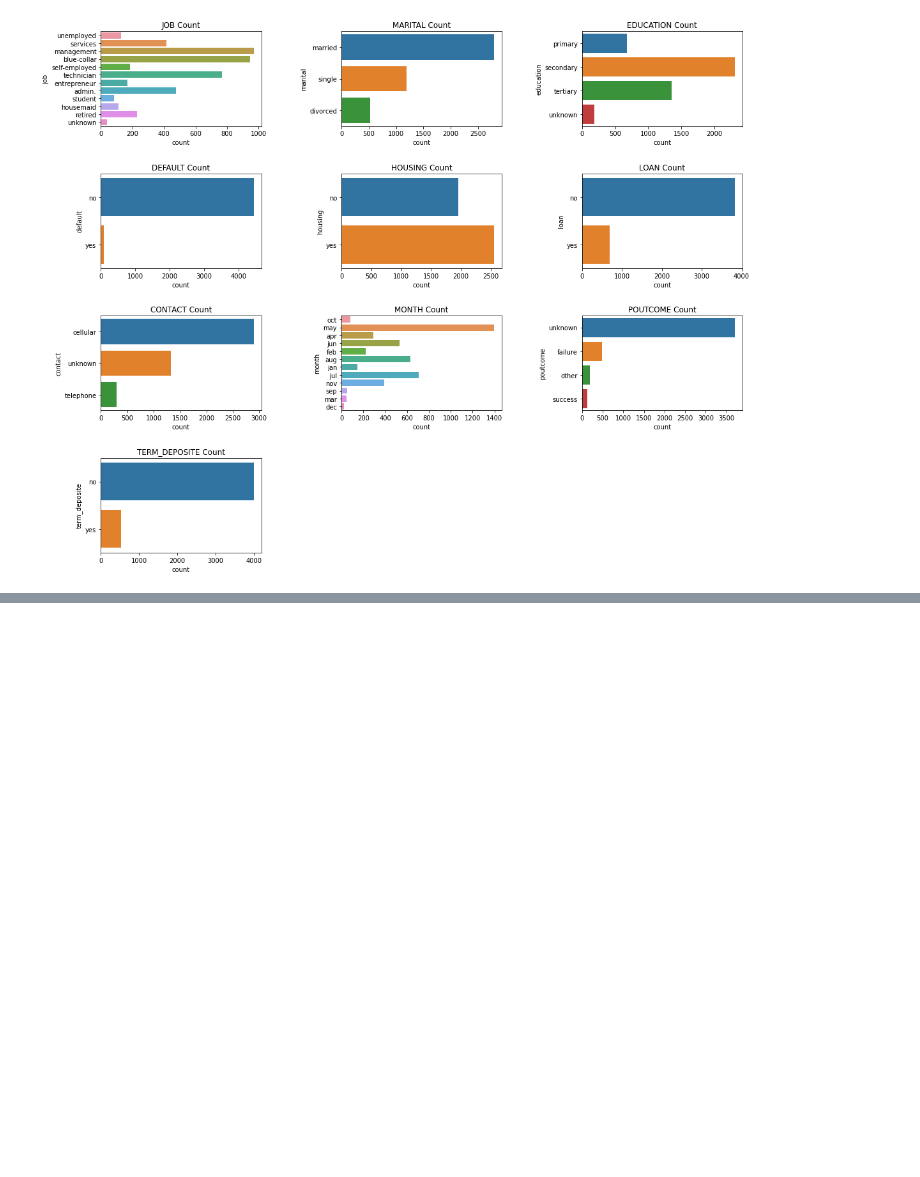
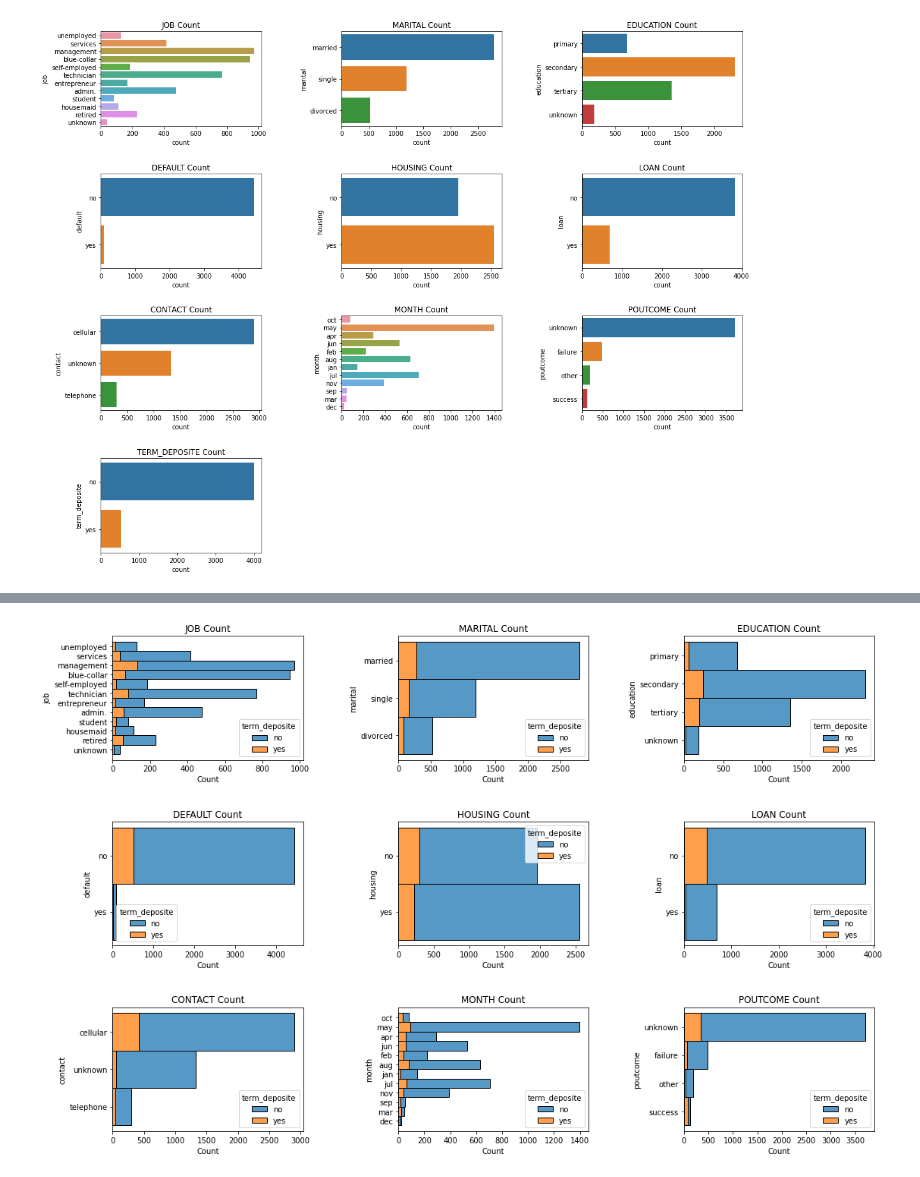
Before and after one commit to sumitraju/data-science, a Jupyter notebook: bank_logistic_regression/bank_logistic_regression.ipynb, the cells around one changed output, grey strips where cells are left out. Saved outputs shown, nothing was run; the diff lists cells and outputs as text; code cells hidden in the pictures; blank space fills up the shorter version.

```diff
--- a/bank_logistic_regression/bank_logistic_regression.ipynb
+++ b/bank_logistic_regression/bank_logistic_regression.ipynb
@@ -252,0 +280,4 @@ print(mean_y)
+# %%
+count_plots_bivariate(['job','marital','education','default','housing','loan','contact','month','poutcome'],"term_deposite","histogram",dataset_bank)
+# %% [output]
+[figure, added]
```
Also changed, not shown: parts of 34 cells of this notebook, 1 other file.
